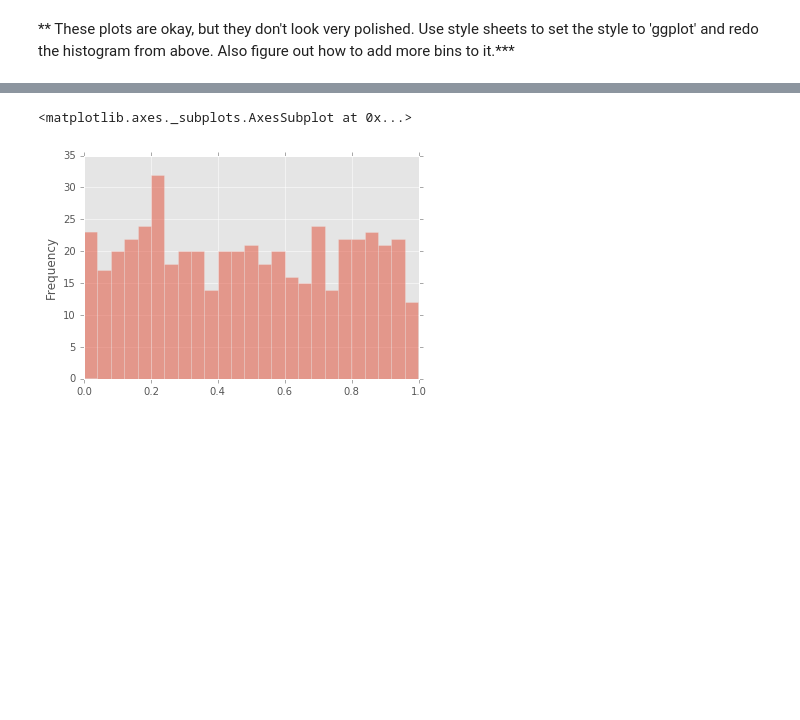
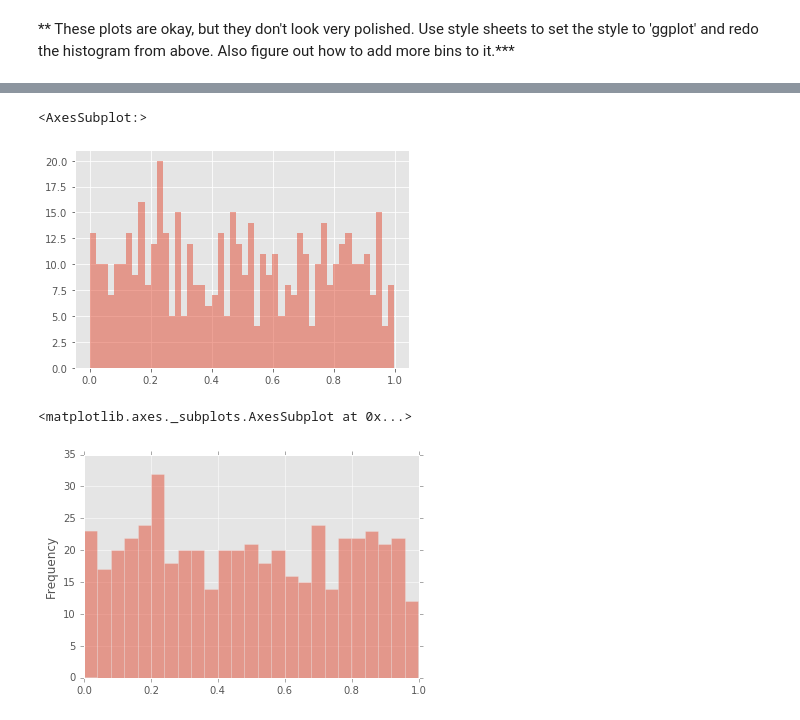
Before and after one commit to caosanity/Python-for-Data-Science-and-Machine-Learning-Bootcamp, a Jupyter notebook: Refactored_Py_DS_ML_Bootcamp-master/07-Pandas-Built-in-Data-Viz/02-Pandas Data Visualization Exercise.ipynb, the cells around one changed output, grey strips where cells are left out. Saved outputs shown, nothing was run; the diff lists cells and outputs as text; code cells hidden in the pictures; blank space fills up the shorter version.

```diff
--- a/Refactored_Py_DS_ML_Bootcamp-master/07-Pandas-Built-in-Data-Viz/02-Pandas Data Visualization Exercise.ipynb
+++ b/Refactored_Py_DS_ML_Bootcamp-master/07-Pandas-Built-in-Data-Viz/02-Pandas Data Visualization Exercise.ipynb
@@ -59,3 +57,9 @@ df3.head()
+# %%
+plt.style.use('ggplot')
+df3['a'].hist(alpha = 0.5, bins=50)
+# %% [output]
+<AxesSubplot:>
+[figure, added]
 # %%
 # %% [output]
 <matplotlib.axes._subplots.AxesSubplot at 0x...>
```
Also changed, not shown: parts of 13 cells of this notebook.
